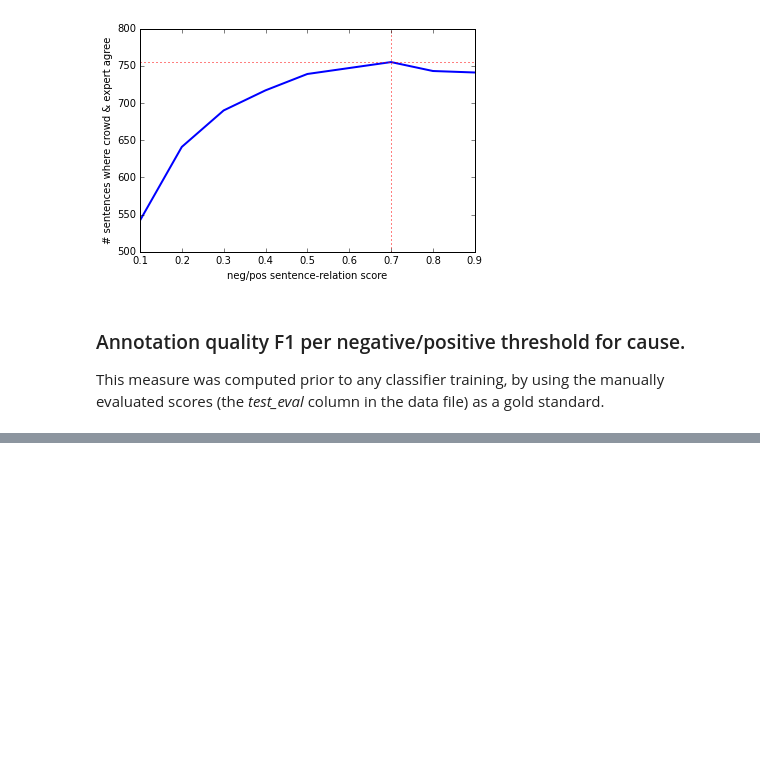
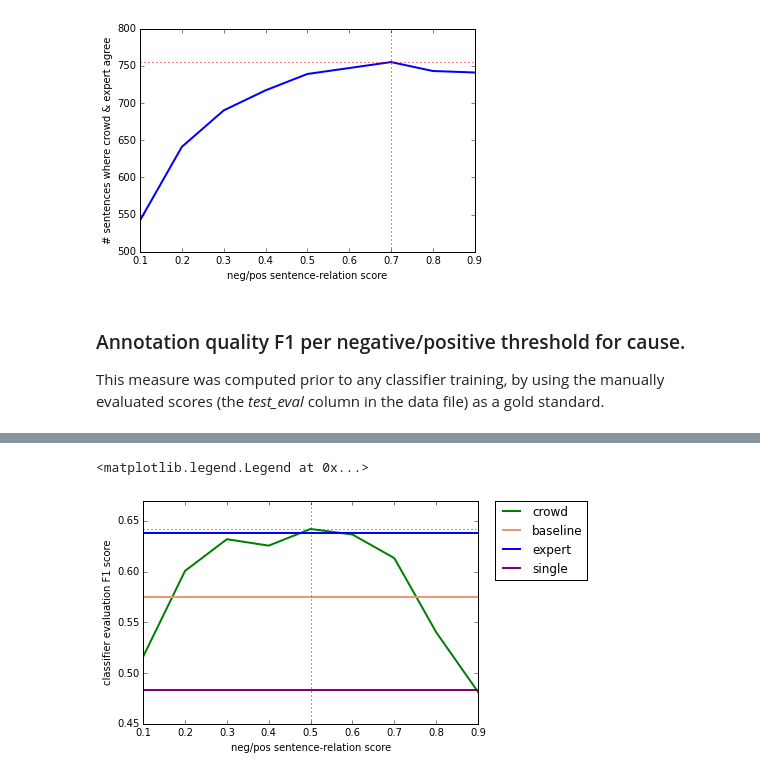
Before and after one commit to CrowdTruth/Medical-Relation-Extraction, a Jupyter notebook: CrowdTruth medical relation extraction.ipynb, the cells around one changed output, grey strips where cells are left out. Drawn from its saved outputs; the diff is of its cells as text; code cells hidden in the pictures; blank space fills up the shorter version.

Commit message:
added stats on classifier evaluation

```diff
--- a/CrowdTruth medical relation extraction.ipynb
+++ b/CrowdTruth medical relation extraction.ipynb
@@ -150,0 +150,3 @@ See the the caveats in the documentation: http://pandas.pydata.org/pandas-docs/s
+# %%
+classifier_results = pd.read_csv("aggregate/classifier_results.csv")
+classifier_results
@@ -150,0 +167,22 @@ See the the caveats in the documentation: http://pandas.pydata.org/pandas-docs/s
+# %%
+plt.plot([x / 10.0 for x in range(1, 10)], classifier_results["F1"][range(0,9)],
+         color = 'g', lw = 2, label = "crowd")
+plt.xlim(0.1, 0.9)
+plt.ylim(0.45, 0.67)
+
+plt.axhline(y = classifier_results["F1"][11],
+            color = 'darksalmon', lw = 2, label = "baseline")
+plt.axhline(y = classifier_results["F1"][9],
+            color = 'b', lw = 2, label = "expert")
+plt.axhline(y = classifier_results["F1"][10],
+            color = 'purple', lw = 2, label = "single")
+
+plt.axvline(x = 0.5, color = 'r', ls = ':')
+plt.axhline(y = classifier_results["F1"][4], color = 'r', ls = ':')
+
+plt.ylabel('classifier evaluation F1 score')
+plt.xlabel('neg/pos sentence-relation score')
+plt.legend(bbox_to_anchor=(1.05, 1), loc=2, borderaxespad=0.)
+# %% [output]
+<matplotlib.legend.Legend at 0x...>
+[figure, added]
```
Also changed, not shown: parts of 7 cells of this notebook, 4 other files.
